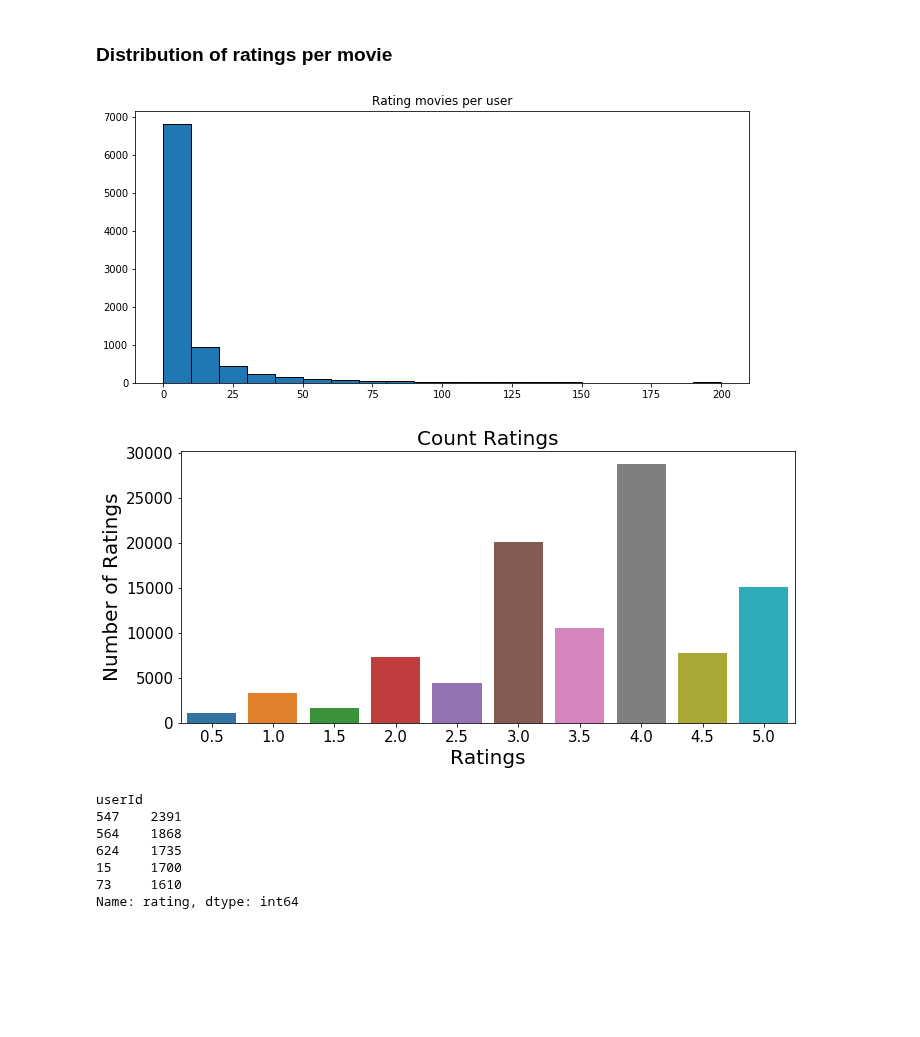
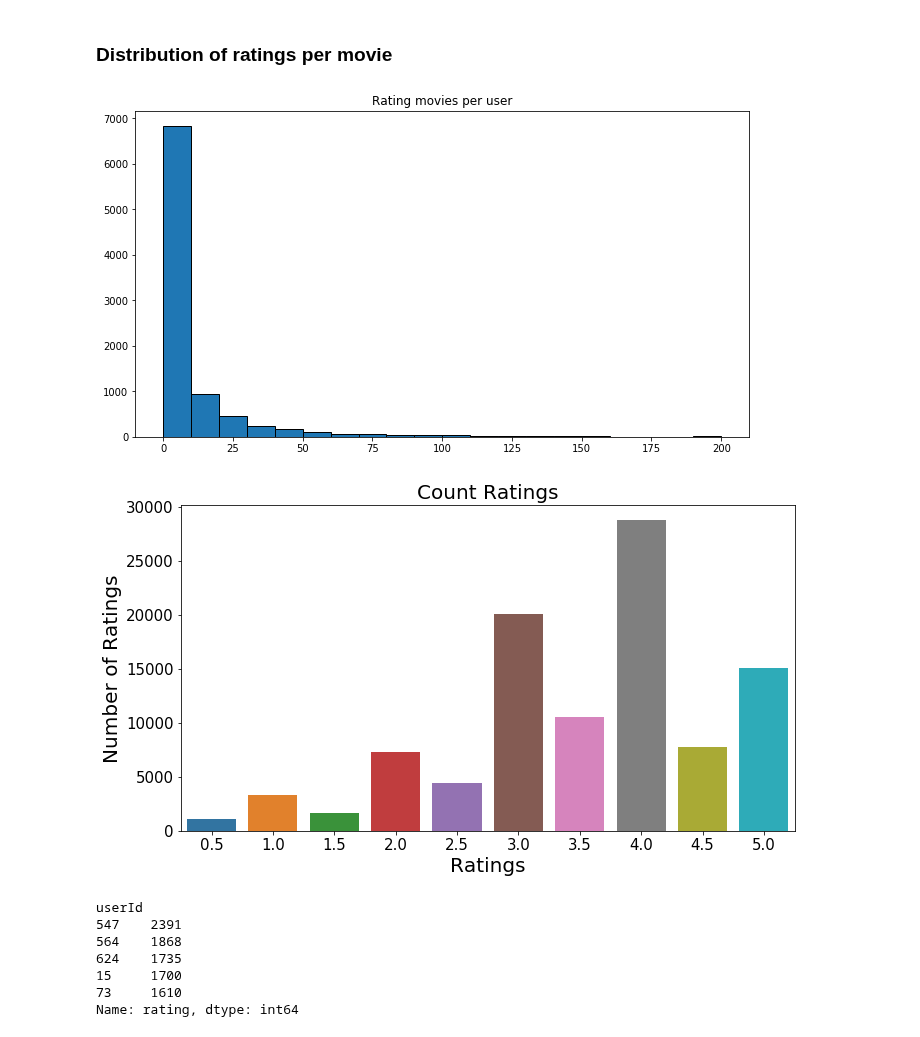
Before and after one commit to carlosgeovany/MachineLearning, a Jupyter notebook: RecommenderSystem.ipynb, the cells around one changed output. Saved outputs shown, nothing was run; the diff lists cells and outputs as text; code cells hidden in the pictures; blank space fills up the shorter version.

```diff
--- a/RecommenderSystem.ipynb
+++ b/RecommenderSystem.ipynb
@@ -143,15 +143,15 @@ statistics.mean(ratings_per_movie.tolist())
 # %% [markdown]
 ### Distribution of ratings per movie
 # %%
-plt.figure(figsize = (11, 5))
+plt.figure(figsize = (11, 6))
 ratings_per_movie.hist(bins=20, range=(0,200),  histtype='bar', ec='black')
 plt.title("Rating movies per user")
 plt.grid(False)
 plt.show()
 # %% [output]
-[figure, old version]
+[figure, new version]
 # %%
-plt.figure(figsize = (11, 5))
+plt.figure(figsize = (11, 6))
 sns.countplot(x="rating", data=ratings)
 plt.tick_params(labelsize = 15)
 plt.title("Count Ratings", fontsize = 20)
@@ -159,7 +159,7 @@ plt.xlabel("Ratings", fontsize = 20)
 plt.ylabel("Number of Ratings", fontsize = 20)
 plt.show()
 # %% [output]
-[figure, old version]
+[figure, new version]
 # %%
 ## Group by userid and count the numbers of movies rated by that user
 ratings.groupby("userId")["rating"].count().sort_values(ascending = False).head()
```
Also changed, not shown: parts of 11 cells of this notebook.
